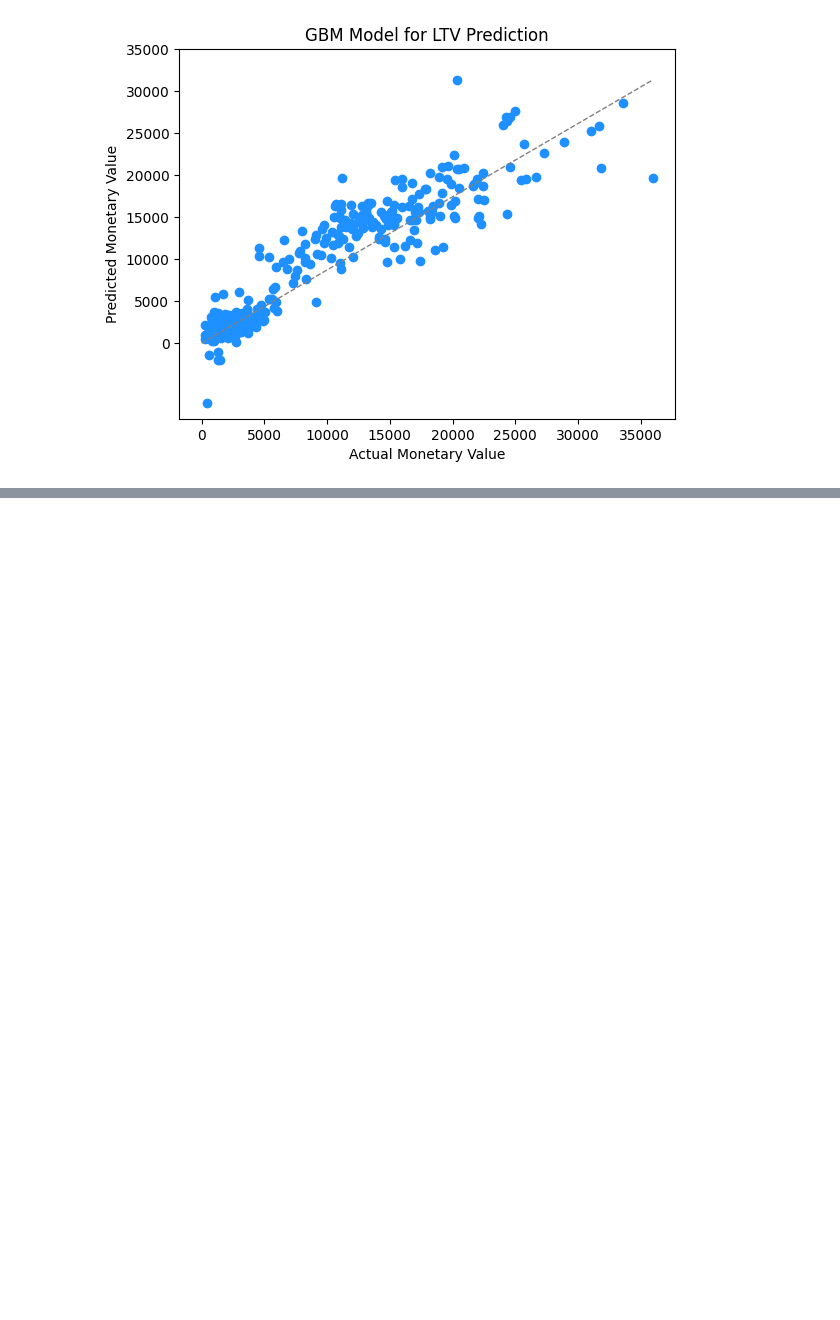
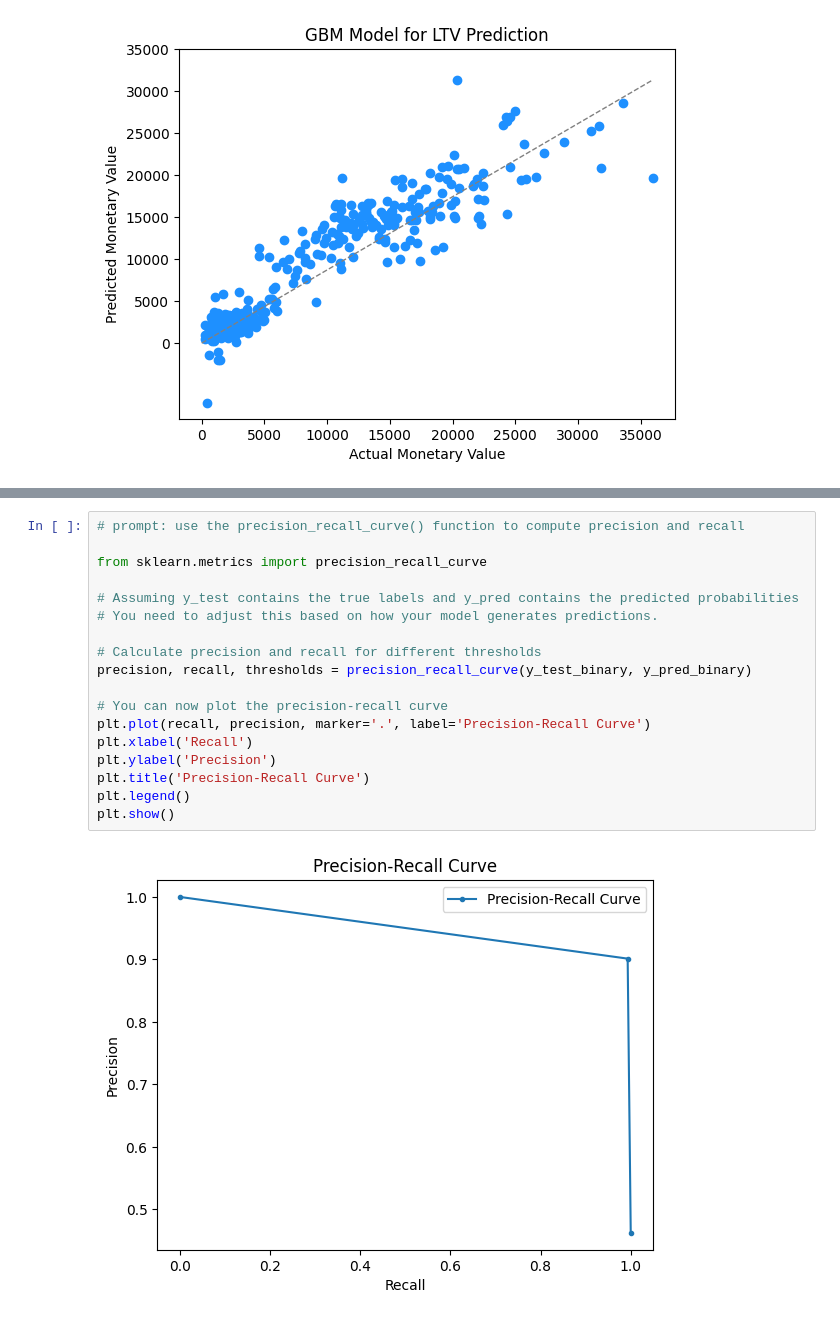
Before and after one commit to jiackylee/rfm, a Jupyter notebook: RFM_using_quartiles_and_jenks.ipynb, the cells around one changed output, grey strips where cells are left out. Drawn from its saved outputs; the diff is of its cells as text; blank space fills up the shorter version.

```diff
--- a/RFM_using_quartiles_and_jenks.ipynb
+++ b/RFM_using_quartiles_and_jenks.ipynb
@@ -677,0 +837,20 @@ R-squared: 0.8583797852431863
+# %%
+# prompt: use the precision_recall_curve() function to compute precision and recall
+
+from sklearn.metrics import precision_recall_curve
+
+# Assuming y_test contains the true labels and y_pred contains the predicted probabilities
+# You need to adjust this based on how your model generates predictions.
+
+# Calculate precision and recall for different thresholds
+precision, recall, thresholds = precision_recall_curve(y_test_binary, y_pred_binary)
+
+# You can now plot the precision-recall curve
+plt.plot(recall, precision, marker='.', label='Precision-Recall Curve')
+plt.xlabel('Recall')
+plt.ylabel('Precision')
+plt.title('Precision-Recall Curve')
+plt.legend()
+plt.show()
+# %% [output]
+[figure, added]
```
Also changed, not shown: parts of 3 cells of this notebook.
